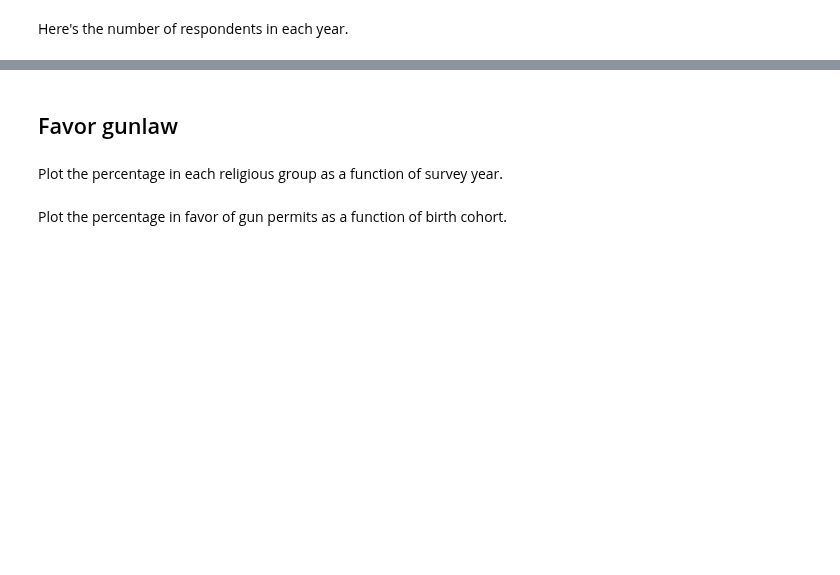
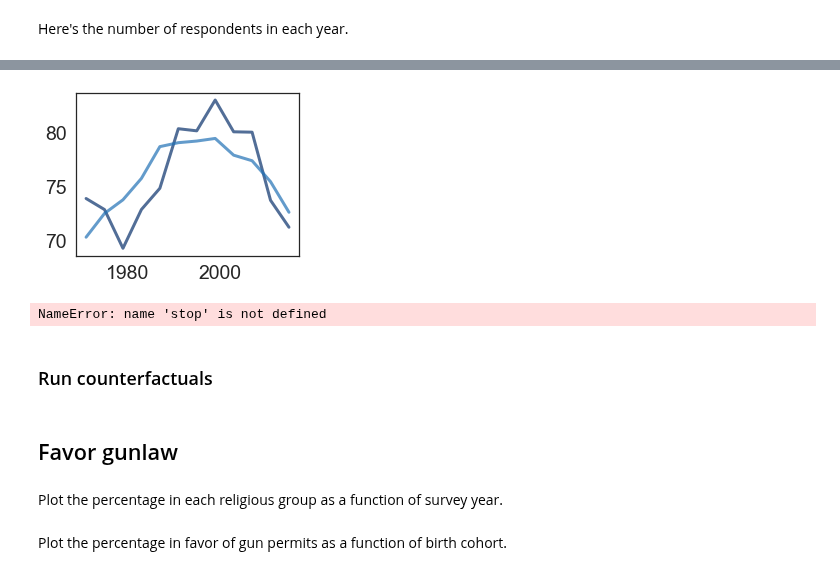
Before and after one commit to AllenDowney/GssReligion, a Jupyter notebook: gss_gun.ipynb, the cells around one changed output, grey strips where cells are left out. Cells and saved outputs as stored; diff of their text form; code cells hidden in the pictures; blank space fills up the shorter version.

```diff
--- a/gss_gun.ipynb
+++ b/gss_gun.ipynb
@@ -937,0 +916,6 @@ counterfact = sample.copy()
+# %%
+varnames = ['nineties', 'eighties', 'seventies', 'fifties', 'forties', 'thirties', 'twenties',
+            'female', 'black', 'otherrace', 'ishisp', 'conservative', 'liberal', 'lowrealinc', 'highrealinc',
+            'college', 'urban', 'rural', 'threatened', 'gunhome']
+
+all_varnames = varnames + ['y', 'y2', 'favor']
@@ -937,0 +953,6 @@ counterfact = sample.copy()
+# %%
+formula = ('favor ~ y + y2 + nineties + eighties + seventies + fifties + forties + thirties + twenties + '
+           'female + black + otherrace + ishisp + conservative + liberal + lowrealinc + highrealinc + '
+           'college + urban + rural + threatened + gunhome')
+model = smf.logit(formula, data=data).fit()
+model.summary()
@@ -937,0 +1118,5 @@ counterfact = sample.copy()
+# %%
+for name, group in grouped_year4:
+    retro = predict_favor(group, model)
+    actual = group.favor.mean() * 100
+    print(name, actual, retro)
@@ -937,0 +1136,17 @@ counterfact = sample.copy()
+# %%
+actual = pd.Series([])
+retro = pd.Series([])
+for name, group in grouped_year4:
+    retro[name] = predict_favor(group, model)
+    actual[name] = group.favor.mean() * 100
+
+thinkplot.plot(actual.index, actual)
+thinkplot.plot(retro.index, retro)
+# %% [output]
+[figure, added]
+# %%
+stop
+# %% [output]
+NameError: name 'stop' is not defined
+# %% [markdown]
+### Run counterfactuals
```
Also changed, not shown: parts of 200 cells of this notebook.
